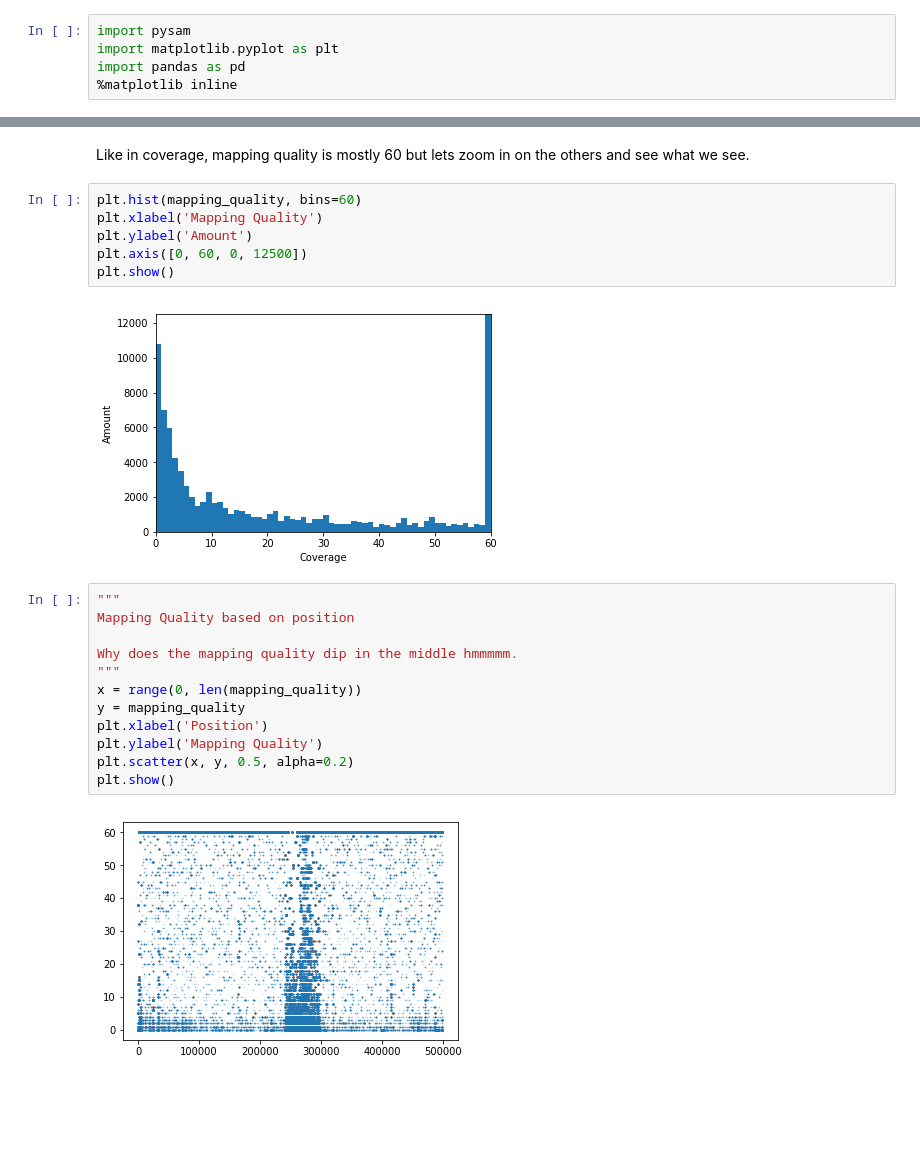
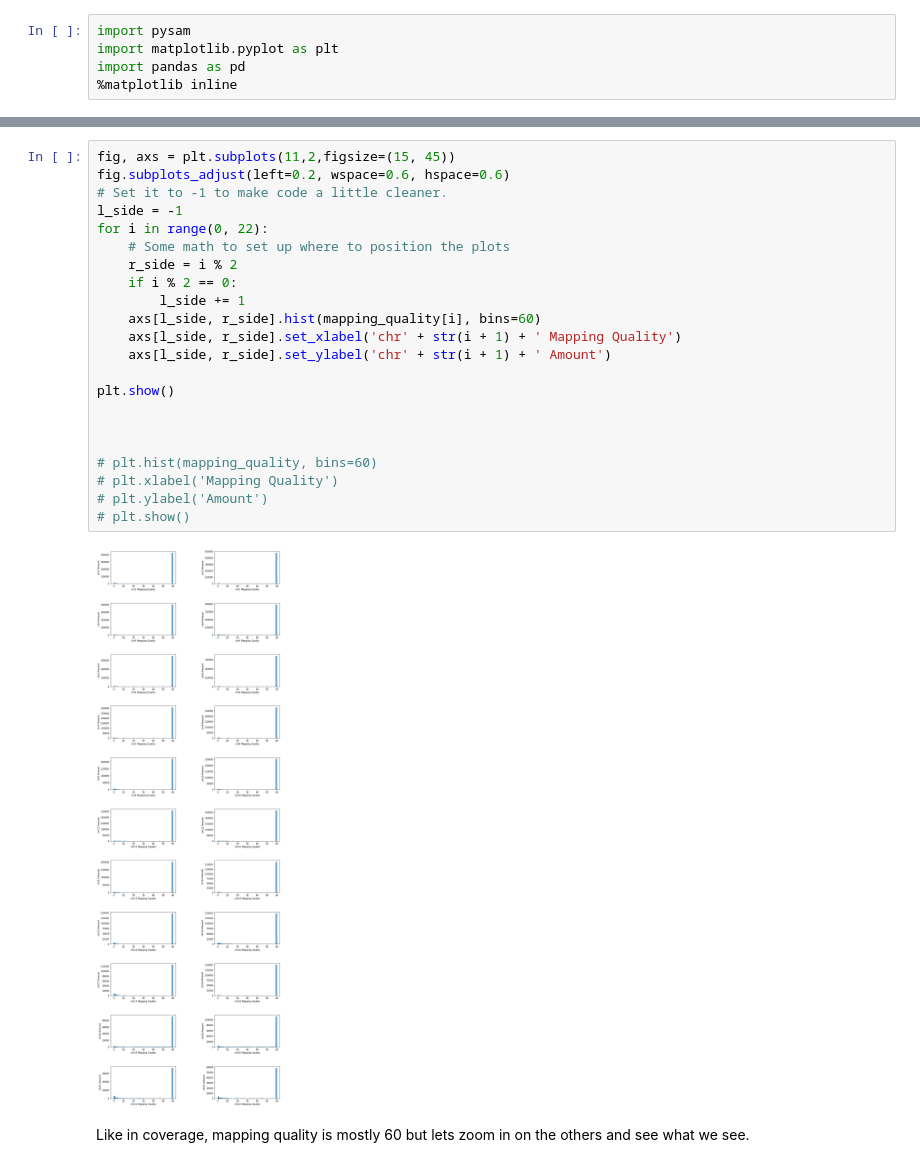
Before and after one commit to madelinehawkins/Research, a Jupyter notebook: Plotting/BAM_1/plotting.ipynb, the cells around one changed output, grey strips where cells are left out. Drawn from its saved outputs; the diff is of its cells as text; blank space fills up the shorter version.

```diff
--- a/Plotting/BAM_1/plotting.ipynb
+++ b/Plotting/BAM_1/plotting.ipynb
@@ -119,24 +163,26 @@ plt.show()
+# %%
+fig, axs = plt.subplots(11,2,figsize=(15, 45))
+fig.subplots_adjust(left=0.2, wspace=0.6, hspace=0.6)
+# Set it to -1 to make code a little cleaner.
+l_side = -1
+for i in range(0, 22):
+    # Some math to set up where to position the plots
+    r_side = i % 2
+    if i % 2 == 0:
+        l_side += 1
+    axs[l_side, r_side].hist(mapping_quality[i], bins=60)
+    axs[l_side, r_side].set_xlabel('chr' + str(i + 1) + ' Mapping Quality')
+    axs[l_side, r_side].set_ylabel('chr' + str(i + 1) + ' Amount')
+
+plt.show()
+
+
+
+# plt.hist(mapping_quality, bins=60)
+# plt.xlabel('Mapping Quality')
+# plt.ylabel('Amount')
+# plt.show()
+# %% [output]
+[figure, added]
 # %% [markdown]
 Like in coverage, mapping quality is mostly 60 but lets zoom in on the others and see what we see.
-# %%
-plt.hist(mapping_quality, bins=60)
-plt.xlabel('Mapping Quality')
-plt.ylabel('Amount')
-plt.axis([0, 60, 0, 12500])
-plt.show()
-# %% [output]
-[figure, removed]
-# %%
-"""
-Mapping Quality based on position
-
-Why does the mapping quality dip in the middle hmmmmm.
-"""
-x = range(0, len(mapping_quality))
-y = mapping_quality
-plt.xlabel('Position')
-plt.ylabel('Mapping Quality')
-plt.scatter(x, y, 0.5, alpha=0.2)
-plt.show()
-# %% [output]
-[figure, removed]
```
Also changed, not shown: parts of 19 cells of this notebook.
